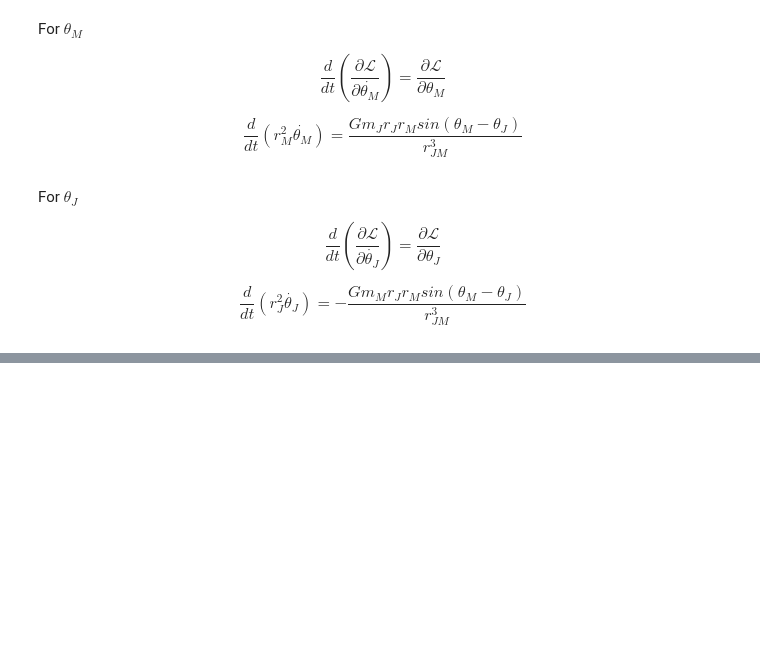
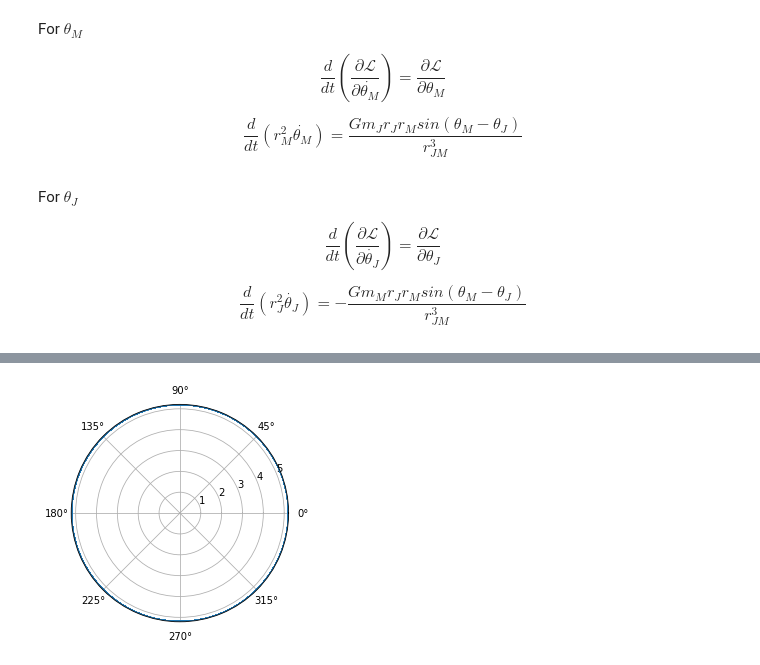
Before and after one commit to codiphy-org/precession, a Jupyter notebook: precession.ipynb, the cells around one changed output, grey strips where cells are left out. Drawn from its saved outputs; the diff is of its cells as text; code cells hidden in the pictures; blank space fills up the shorter version.

```diff
--- a/precession.ipynb
+++ b/precession.ipynb
@@ -149,0 +175,6 @@ ax.plot(rk.t, rk.y[0])
+# %%
+fig, ax = plt.subplots(subplot_kw={'projection': 'polar'})
+ax.plot(df["theta_p"], df["r_p"])
+plt.show()
+# %% [output]
+[figure, added]
```
Also changed, not shown: parts of 9 cells of this notebook, 5 other files.
